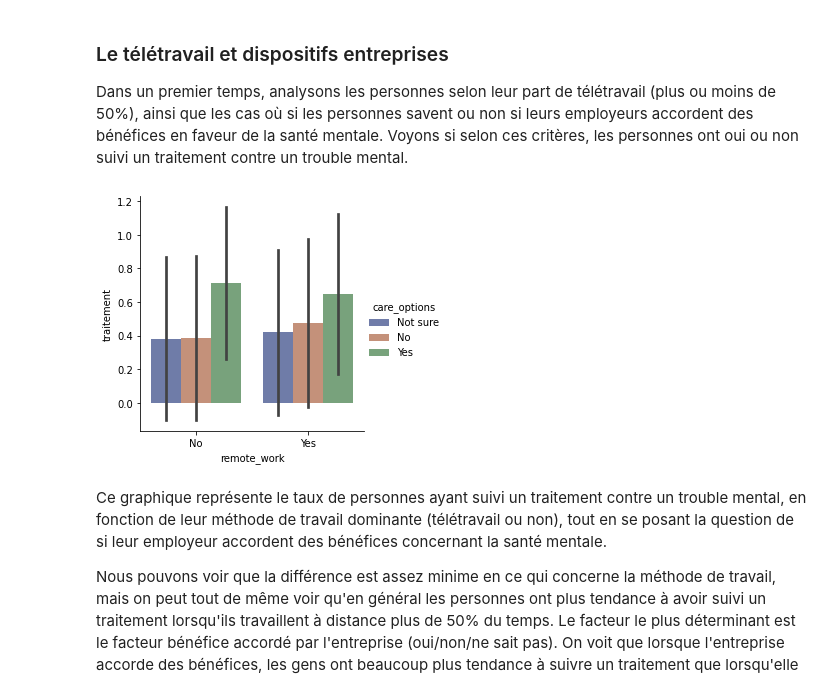
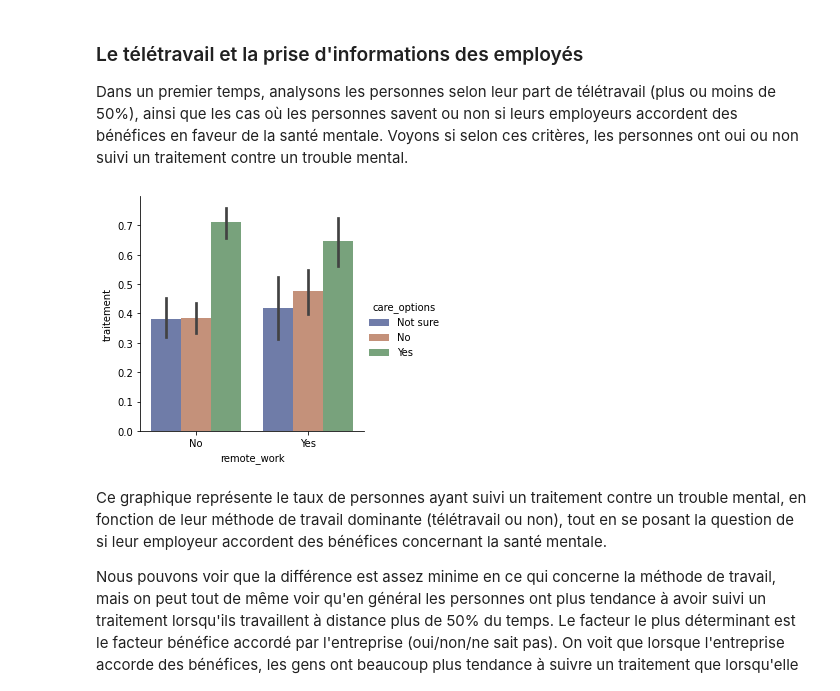
Before and after one commit to Keisoma/MentalHealthDS, a Jupyter notebook: MentalHealthDS.ipynb, the cells around one changed output. Drawn from its saved outputs; the diff is of its cells as text; code cells hidden in the pictures.

```diff
--- a/MentalHealthDS.ipynb
+++ b/MentalHealthDS.ipynb
@@ -7,23 +24,22 @@
 # %% [markdown]
-### Le télétravail et dispositifs entreprises
-Dans un premier temps, analysons les personnes selon leur part de télétravail (plus ou moins de 50%), ainsi que les cas où si les personnes savent ou non si leurs employeurs accordent des bénéfices en faveur de la santé mentale. Voyons si selon ces critères, les personnes ont oui ou non suivi un traitement contre un trouble mental.
+### Le télétravail et la prise d'informations des employés
+Dans un premier temps, analysons les personnes selon leur part de télétravail (plus ou moins de 50%), ainsi que les cas où les personnes savent ou non si leurs employeurs accordent des bénéfices en faveur de la santé mentale. Voyons si selon ces critères, les personnes ont oui ou non suivi un traitement contre un trouble mental.
 # %%
 import numpy as np
 import pandas as pd
 import seaborn as sns
 import matplotlib.pyplot as plt
 
-#Première lecture du document
-df = pd.read_csv('C:/Users/kris.amiot/Desktop/M1 Hitema/H3-Python/MentalHealthDS/survey.csv')
+df = pd.read_csv('survey.csv')
 df['traitement'] = df['treatment'].replace({'Yes': 1, 'No': 0})
 g = sns.catplot(
     data=df, kind="bar",
     x="remote_work", y="traitement", hue="care_options",
-    ci="sd", palette="dark", alpha=.6, height=4
+    palette="dark", alpha=.6, height=4
 
 )
 # %% [output]
-[figure, old version]
+[figure, new version]
 # %% [markdown]
 Ce graphique représente le taux de personnes ayant suivi un traitement contre un trouble mental, en fonction de leur méthode de travail dominante (télétravail ou non), tout en se posant la question de si leur employeur accordent des bénéfices concernant la santé mentale.
 
```
Also changed, not shown: parts of 14 cells of this notebook.
